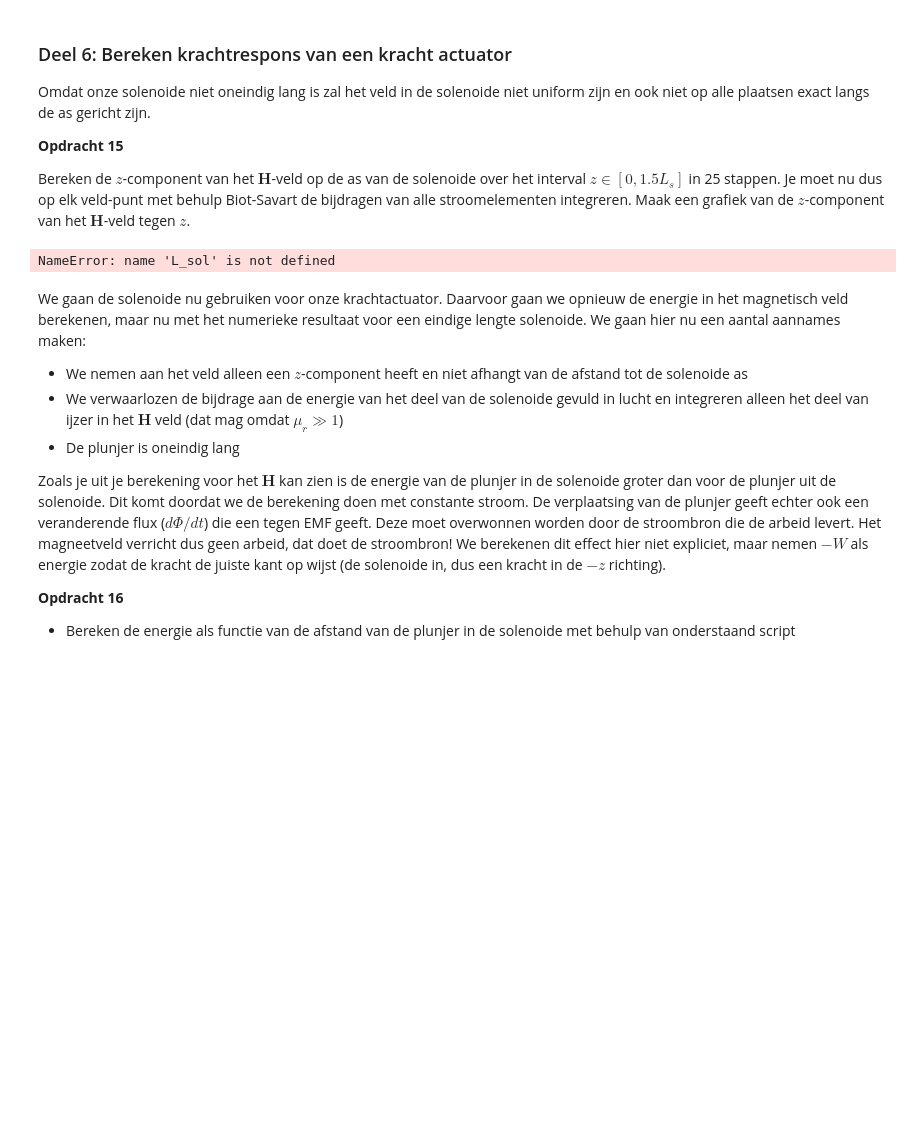
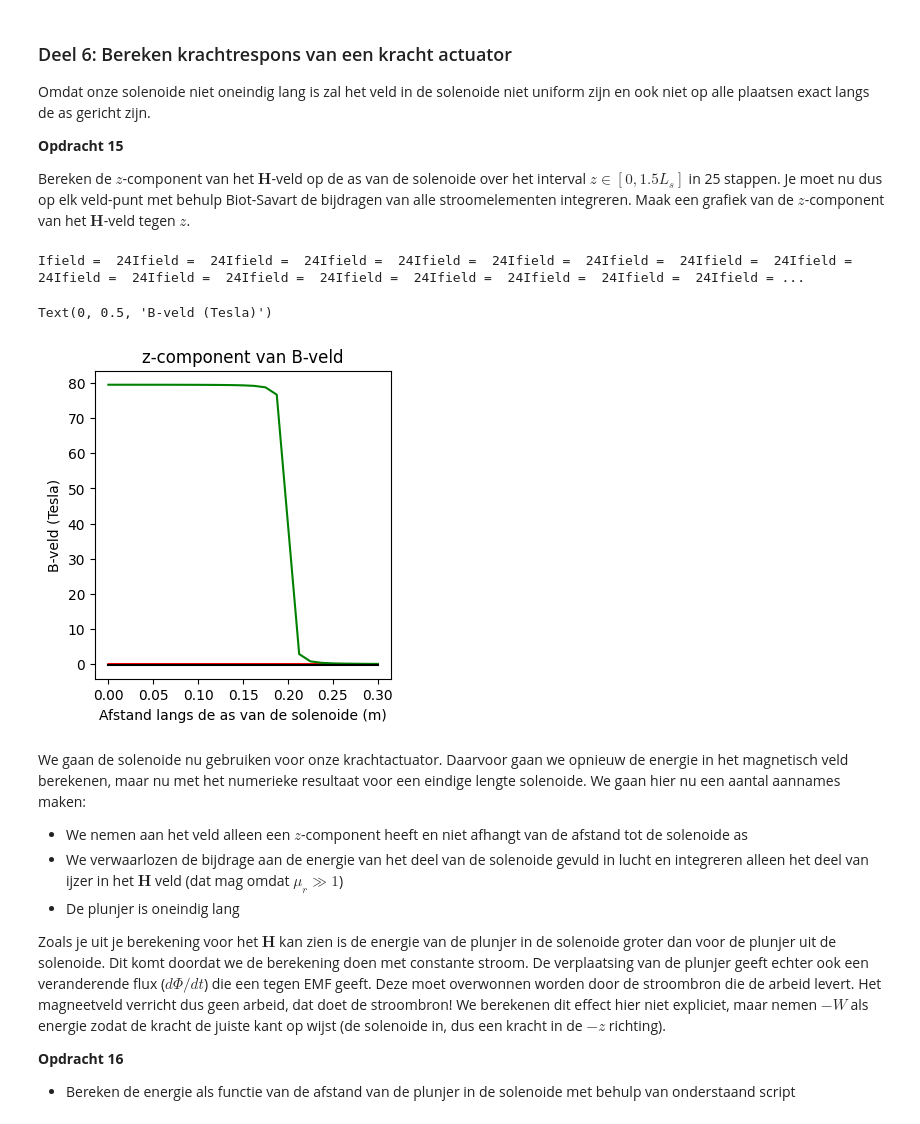
Before and after one commit to sralmulder-hash/opdrachten-DEF-D, a Jupyter notebook: KrachtactuatorOpdracht.ipynb, the cells around one changed output. Saved outputs shown, nothing was run; the diff lists cells and outputs as text; code cells hidden in the pictures; blank space fills up the shorter version.

```diff
--- a/KrachtactuatorOpdracht.ipynb
+++ b/KrachtactuatorOpdracht.ipynb
@@ -540,35 +556,37 @@ Bereken de $z$-component van het $\mathbf{H}$-veld op de as van de solenoide ove
 # %%
 n_ax=25
 z_ax=np.linspace(0, 1.5*L_sol/2, n_ax)
 H_ax=np.zeros((n_ax,1))
 
 for i_field in range(n_ax):
     print(f"\rIfield =  {i_field}", end="") # Print welk element van het veld nu berekend wordt.
     # Bepaal de field coordinate
     Hsimulated=np.array([0,0,0], dtype='float64')
-    for i_source in np.arange(1, N):
+    for i_source in range(N):
         # Bepaal dl en r_source en gebruik
         Hsimulated += field_current_element(r_field, r_source, dl)
         print(f"Ifield =  {i_field}", end="")
 
     # selecting the z-component
     H_ax[i_field,0]=Hsimulated[2]
 
 H_veld_ideaal=analytical_answer*np.ones(n_ax)*(1.0*(z_ax < L_sol/2))
 
 # dit is nog een aardige analytische uitdrukking die je kan uitrekenen voor de z-component op de as van een solenoide met eindige lengte
-H_veld_analytisch=(aantal_omwent*I/L_sol/2)*((L_sol/2-z_ax)/np.sqrt((z_ax- L_sol/2)**2 + r_sol**2)+(L_sol/2+z_ax)/np.sqrt((z_ax+ L_sol/2)**2 + r_sol**2))
+H_veld_analytisch=(aantal_omwentelingen*I/L_sol/2)*((L_sol/2-z_ax)/np.sqrt((z_ax- L_sol/2)**2 + r_sol**2)+(L_sol/2+z_ax)/np.sqrt((z_ax+ L_sol/2)**2 + r_sol**2))
 
 plt.figure(figsize=[13,4])
 plt.subplot(131)
 plt.title('z-component van B-veld')
 plt.plot(z_ax, H_veld_ideaal, '-r', label='ideaal')
 plt.plot(z_ax, H_veld_analytisch, '-g', label='analytisch')
 plt.plot(z_ax, H_ax, '-k', label='simulatie')
 plt.xlabel('Afstand langs de as van de solenoide (m)')
 plt.ylabel('B-veld (Tesla)')
 # %% [output]
-NameError: name 'L_sol' is not defined
+Ifield =  24Ifield =  24Ifield =  24Ifield =  24Ifield =  24Ifield =  24Ifield =  24Ifield =  24Ifield =  24Ifield =  24Ifield =  24Ifield =  24Ifield =  24Ifield =  24Ifield =  24Ifield =  24Ifield = ...
+Text(0, 0.5, 'B-veld (Tesla)')
+[figure, added]
 # %% [markdown]
 We gaan de solenoide nu gebruiken voor onze krachtactuator. Daarvoor gaan we opnieuw de energie in het magnetisch veld berekenen, maar nu met het numerieke resultaat voor een eindige lengte solenoide. We gaan hier nu een aantal aannames maken:
 * We nemen aan het veld alleen een $z$-component heeft en niet afhangt van de afstand tot de solenoide as
```
Also changed, not shown: parts of 4 cells of this notebook.
